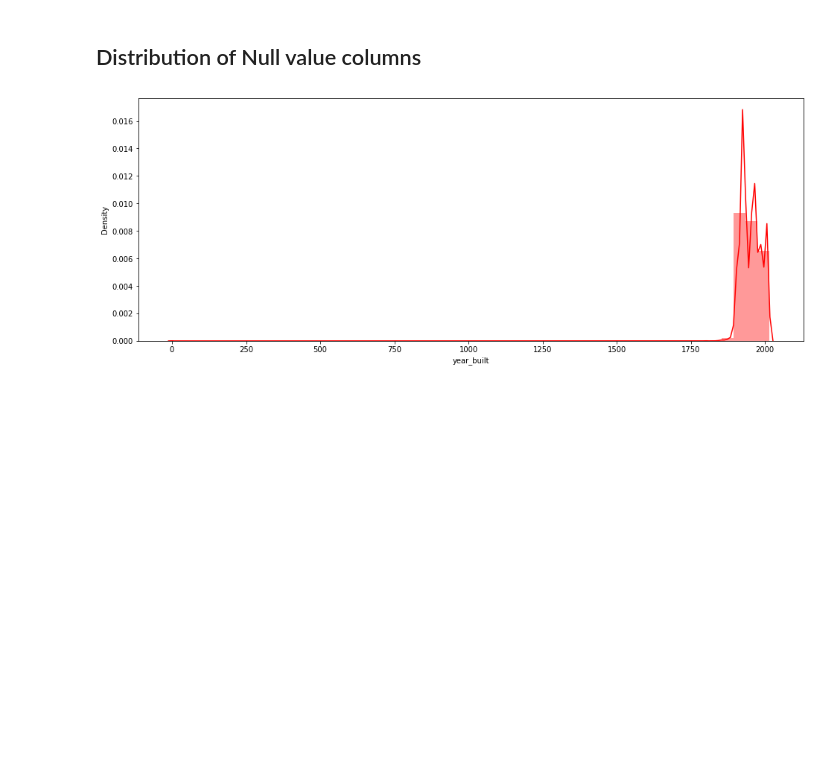
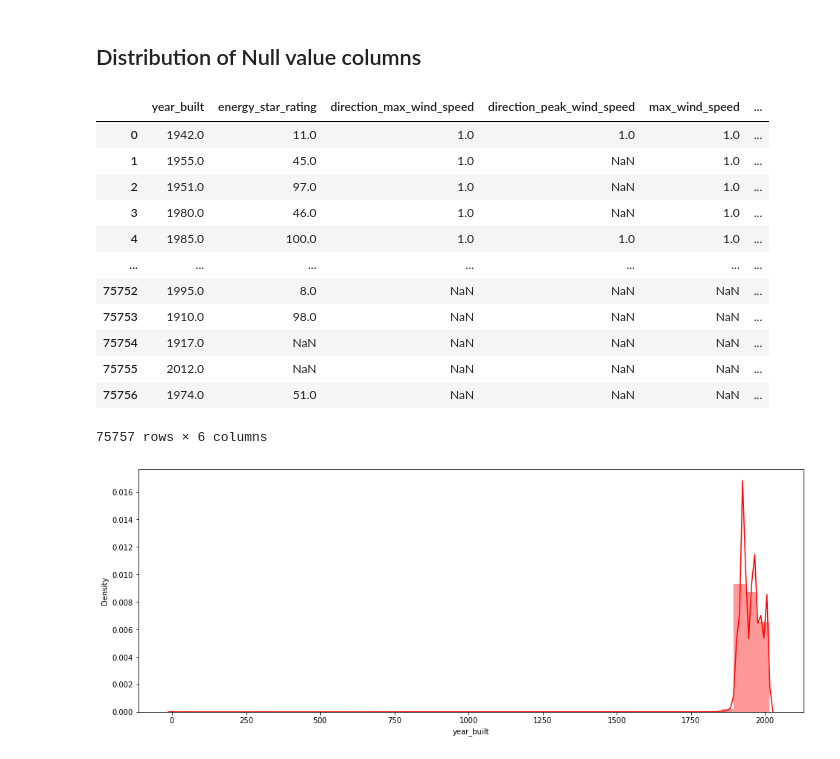
Before and after one commit to va9run/phildelphia, a Jupyter notebook: _preprocessing.ipynb, the cells around one changed output. Saved outputs shown, nothing was run; the diff lists cells and outputs as text; code cells hidden in the pictures; blank space fills up the shorter version.

```diff
--- a/_preprocessing.ipynb
+++ b/_preprocessing.ipynb
@@ -145,8 +145,8 @@ def drawplot(col):
   plt.xticks(rotation="vertical")
 # %%
 view = colmlist
-for col in view:
-  drawplot(col)
+for colu in view:
+  drawplot(colu)
 # %% [output]
 [figure]
 [figure]
@@ -155,6 +155,22 @@ for col in view:
 ## Distribution of Null value columns
 # %%
 numdata = traindata[col]
+# %%
+numdata
+# %% [output]
+|  | year_built | energy_star_rating | direction_max_wind_speed | direction_peak_wind_speed | max_wind_speed | ... |
+| 0 | 1942.0 | 11.0 | 1.0 | 1.0 | 1.0 | ... |
+| 1 | 1955.0 | 45.0 | 1.0 | NaN | 1.0 | ... |
+| 2 | 1951.0 | 97.0 | 1.0 | NaN | 1.0 | ... |
+| 3 | 1980.0 | 46.0 | 1.0 | NaN | 1.0 | ... |
+| 4 | 1985.0 | 100.0 | 1.0 | 1.0 | 1.0 | ... |
+| ... | ... | ... | ... | ... | ... | ... |
+| 75752 | 1995.0 | 8.0 | NaN | NaN | NaN | ... |
+| 75753 | 1910.0 | 98.0 | NaN | NaN | NaN | ... |
+| 75754 | 1917.0 | NaN | NaN | NaN | NaN | ... |
+| 75755 | 2012.0 | NaN | NaN | NaN | NaN | ... |
+| 75756 | 1974.0 | 51.0 | NaN | NaN | NaN | ... |
+75757 rows × 6 columns
 # %%
 def dist(col):
   plt.figure(figsize=(16,6))
```
Also changed, not shown: parts of 28 cells of this notebook.
